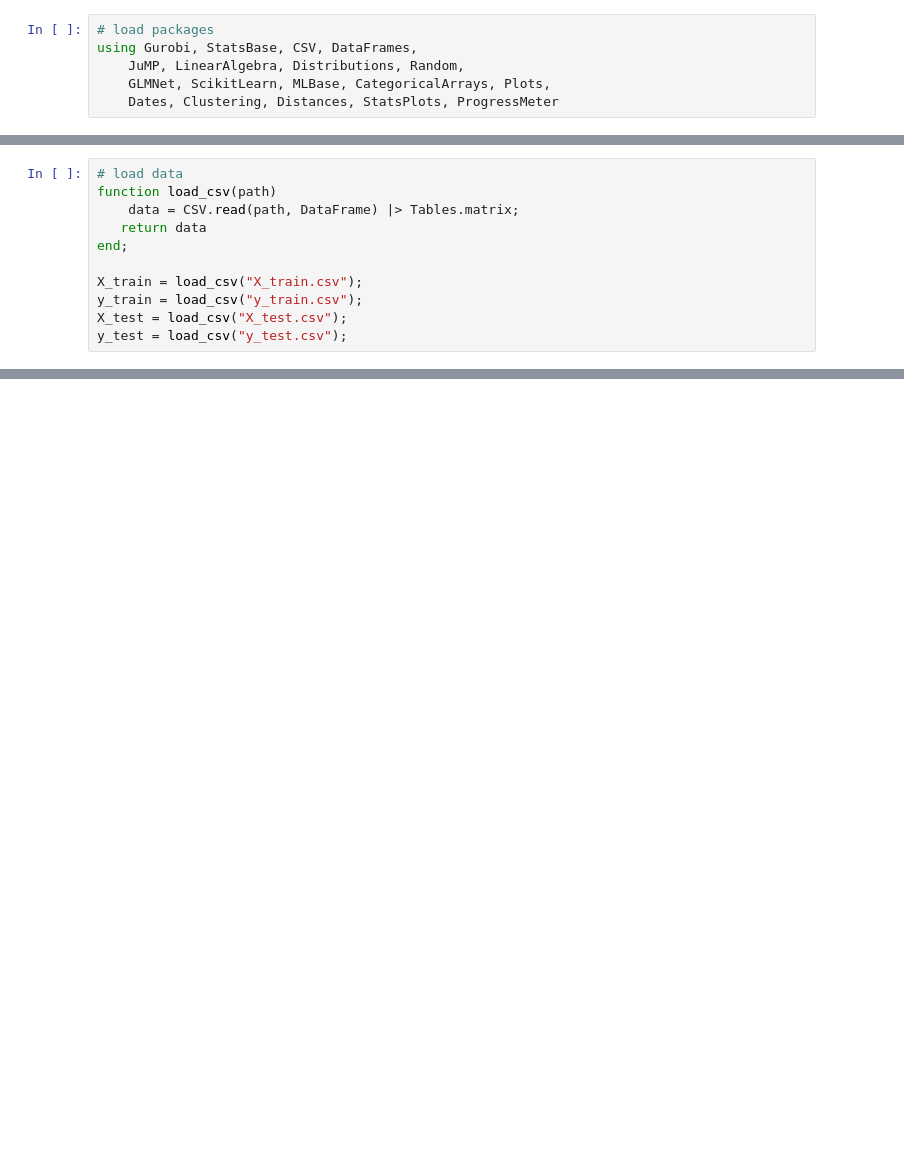
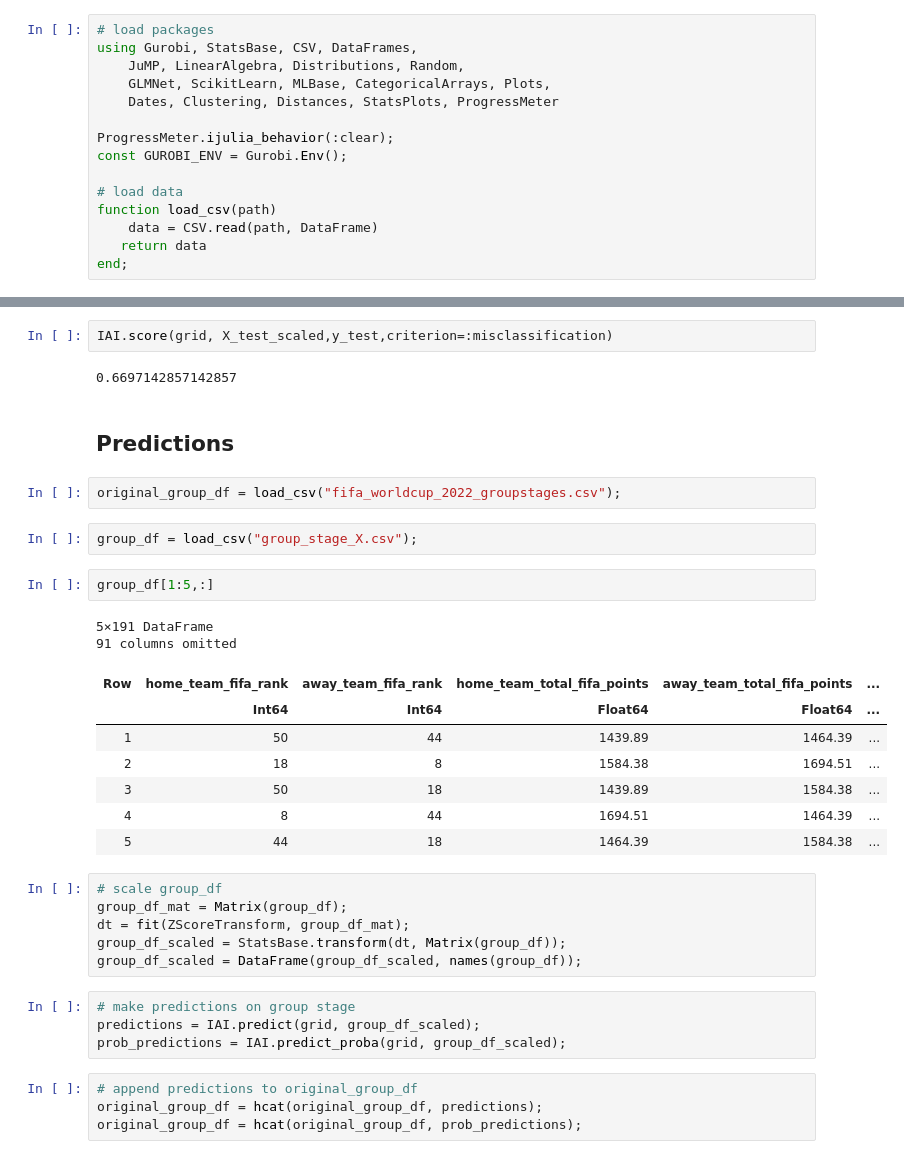
Before and after one commit to shannan-liu1/15095-project, a Jupyter notebook: OCT-modelling-shannan.ipynb, the cells around one changed output, grey strips where cells are left out. Saved outputs shown, nothing was run; the diff lists cells and outputs as text; blank space fills up the shorter version.

```diff
--- a/OCT-modelling-shannan.ipynb
+++ b/OCT-modelling-shannan.ipynb
@@ -4,3 +4,12 @@ using Gurobi, StatsBase, CSV, DataFrames,
     JuMP, LinearAlgebra, Distributions, Random,
     GLMNet, ScikitLearn, MLBase, CategoricalArrays, Plots,
     Dates, Clustering, Distances, StatsPlots, ProgressMeter
+
+ProgressMeter.ijulia_behavior(:clear);
+const GUROBI_ENV = Gurobi.Env();
+
+# load data
+function load_csv(path)
+    data = CSV.read(path, DataFrame)
+   return data
+end;
@@ -14,11 +18,0 @@ WARNING: redefinition of constant GUROBI_ENV. This may fail, cause incorrect ans
-# %%
-# load data
-function load_csv(path)
-    data = CSV.read(path, DataFrame) |> Tables.matrix;
-   return data
-end;
-
-X_train = load_csv("X_train.csv");
-y_train = load_csv("y_train.csv");
-X_test = load_csv("X_test.csv");
-y_test = load_csv("y_test.csv");
@@ -60,0 +106,36 @@ Closest candidates are:
+# %%
+IAI.score(grid, X_test_scaled,y_test,criterion=:misclassification)
+# %% [output]
+0.6697142857142857
+# %% [markdown]
+## Predictions
+# %%
+original_group_df = load_csv("fifa_worldcup_2022_groupstages.csv");
+# %%
+group_df = load_csv("group_stage_X.csv");
+# %%
+group_df[1:5,:]
+# %% [output]
+5×191 DataFrame
+91 columns omitted
+| Row | home_team_fifa_rank | away_team_fifa_rank | home_team_total_fifa_points | away_team_total_fifa_points | ... |
+|  | Int64 | Int64 | Float64 | Float64 | ... |
+| 1 | 50 | 44 | 1439.89 | 1464.39 | ... |
+| 2 | 18 | 8 | 1584.38 | 1694.51 | ... |
+| 3 | 50 | 18 | 1439.89 | 1584.38 | ... |
+| 4 | 8 | 44 | 1694.51 | 1464.39 | ... |
+| 5 | 44 | 18 | 1464.39 | 1584.38 | ... |
+# %%
+# scale group_df
+group_df_mat = Matrix(group_df);
+dt = fit(ZScoreTransform, group_df_mat);
+group_df_scaled = StatsBase.transform(dt, Matrix(group_df));
+group_df_scaled = DataFrame(group_df_scaled, names(group_df));
+# %%
+# make predictions on group stage
+predictions = IAI.predict(grid, group_df_scaled);
+prob_predictions = IAI.predict_proba(grid, group_df_scaled);
+# %%
+# append predictions to original_group_df
+original_group_df = hcat(original_group_df, predictions);
+original_group_df = hcat(original_group_df, prob_predictions);
```
Also changed, not shown: parts of 18 cells of this notebook, 6 other files.
